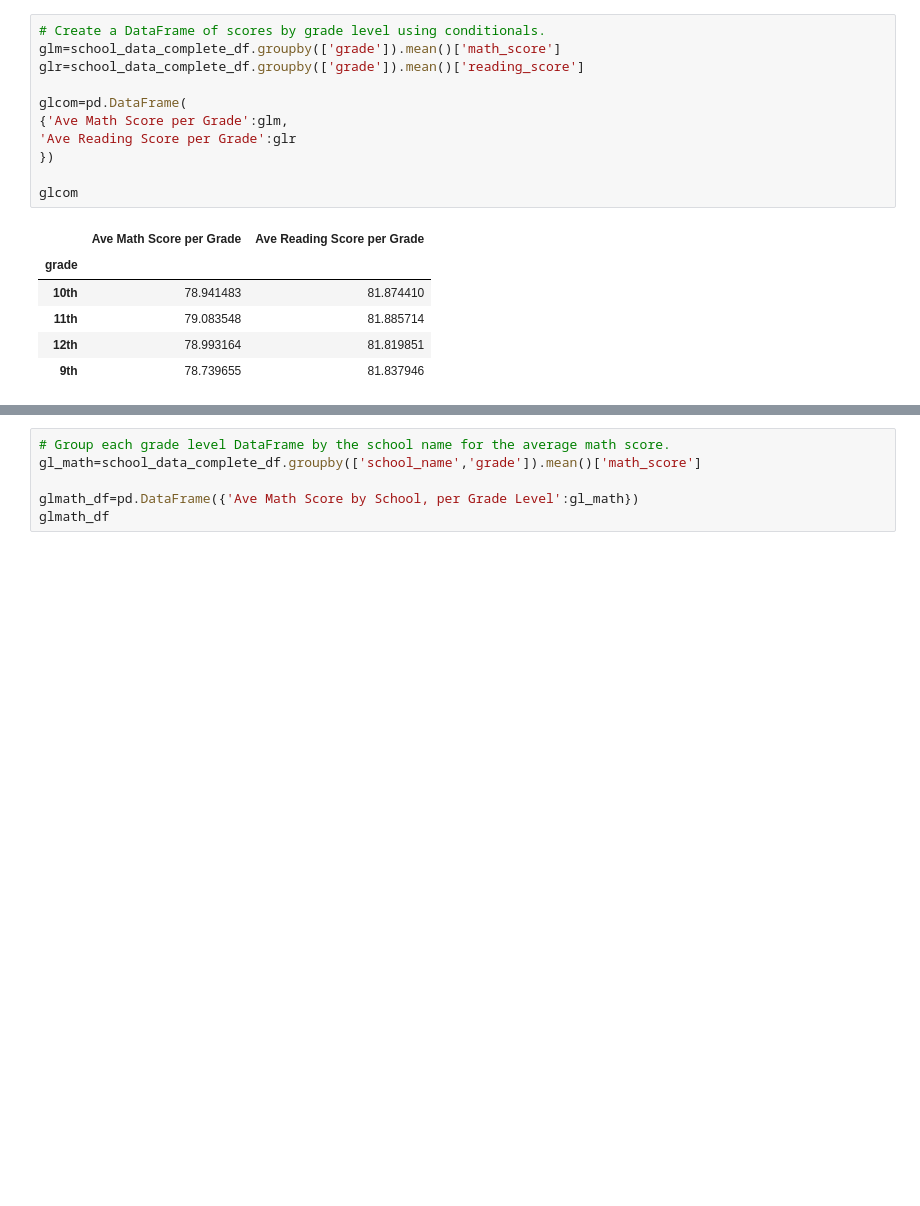
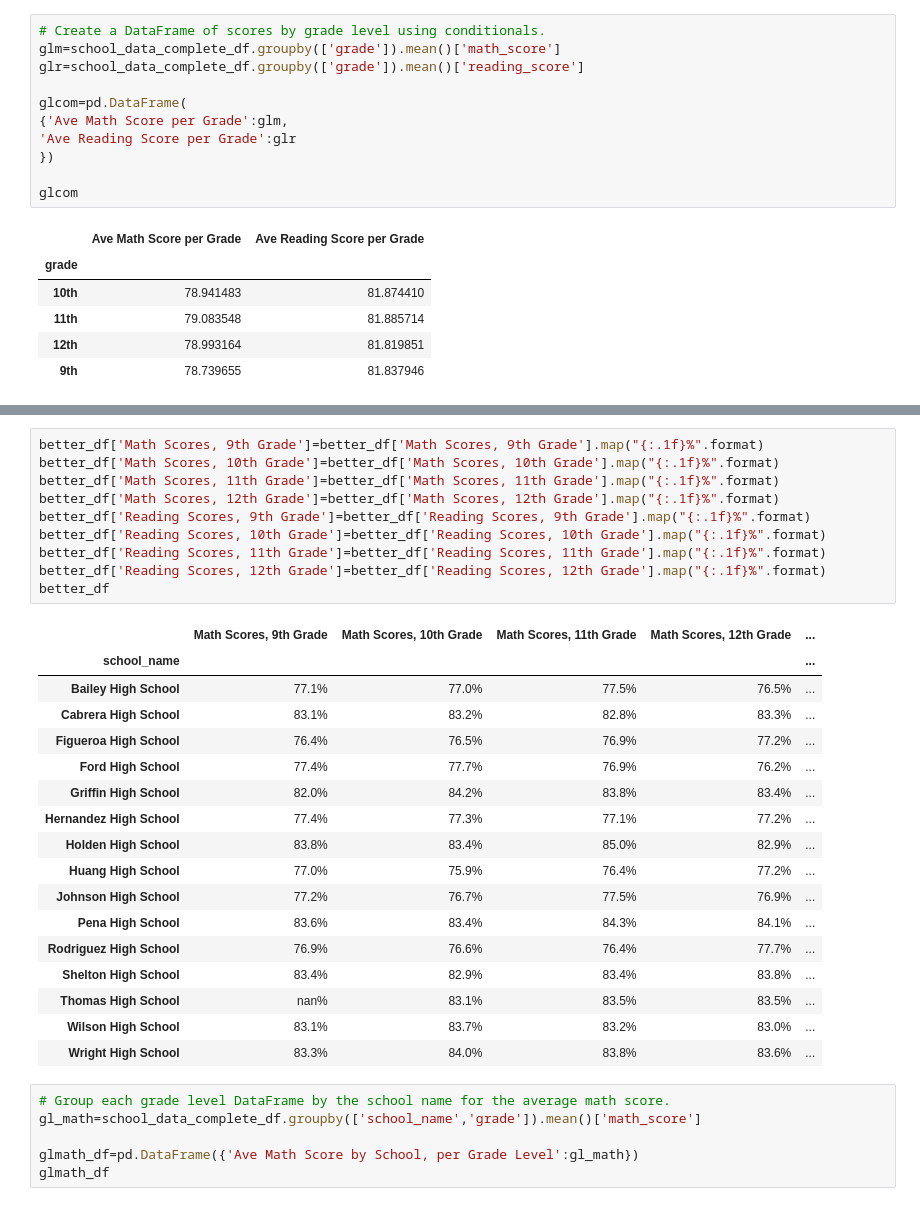
Before and after one commit to timothykeating/School_District_Analysis, a Jupyter notebook: PyCitySchools_Challenge.ipynb, the cells around one changed output, grey strips where cells are left out. Cells and saved outputs as stored; diff of their text form; blank space fills up the shorter version.

```diff
--- a/PyCitySchools_Challenge.ipynb
+++ b/PyCitySchools_Challenge.ipynb
@@ -345,3 +384,31 @@ glcom
+# %%
+better_df['Math Scores, 9th Grade']=better_df['Math Scores, 9th Grade'].map("{:.1f}%".format)
+better_df['Math Scores, 10th Grade']=better_df['Math Scores, 10th Grade'].map("{:.1f}%".format)
+better_df['Math Scores, 11th Grade']=better_df['Math Scores, 11th Grade'].map("{:.1f}%".format)
+better_df['Math Scores, 12th Grade']=better_df['Math Scores, 12th Grade'].map("{:.1f}%".format)
+better_df['Reading Scores, 9th Grade']=better_df['Reading Scores, 9th Grade'].map("{:.1f}%".format)
+better_df['Reading Scores, 10th Grade']=better_df['Reading Scores, 10th Grade'].map("{:.1f}%".format)
+better_df['Reading Scores, 11th Grade']=better_df['Reading Scores, 11th Grade'].map("{:.1f}%".format)
+better_df['Reading Scores, 12th Grade']=better_df['Reading Scores, 12th Grade'].map("{:.1f}%".format)
+better_df
+# %% [output]
+|  | Math Scores, 9th Grade | Math Scores, 10th Grade | Math Scores, 11th Grade | Math Scores, 12th Grade | ... |
+| school_name |  |  |  |  | ... |
+| Bailey High School | 77.1% | 77.0% | 77.5% | 76.5% | ... |
+| Cabrera High School | 83.1% | 83.2% | 82.8% | 83.3% | ... |
+| Figueroa High School | 76.4% | 76.5% | 76.9% | 77.2% | ... |
+| Ford High School | 77.4% | 77.7% | 76.9% | 76.2% | ... |
+| Griffin High School | 82.0% | 84.2% | 83.8% | 83.4% | ... |
+| Hernandez High School | 77.4% | 77.3% | 77.1% | 77.2% | ... |
+| Holden High School | 83.8% | 83.4% | 85.0% | 82.9% | ... |
+| Huang High School | 77.0% | 75.9% | 76.4% | 77.2% | ... |
+| Johnson High School | 77.2% | 76.7% | 77.5% | 76.9% | ... |
+| Pena High School | 83.6% | 83.4% | 84.3% | 84.1% | ... |
+| Rodriguez High School | 76.9% | 76.6% | 76.4% | 77.7% | ... |
+| Shelton High School | 83.4% | 82.9% | 83.4% | 83.8% | ... |
+| Thomas High School | nan% | 83.1% | 83.5% | 83.5% | ... |
+| Wilson High School | 83.1% | 83.7% | 83.2% | 83.0% | ... |
+| Wright High School | 83.3% | 84.0% | 83.8% | 83.6% | ... |
 # %%
 # Group each grade level DataFrame by the school name for the average math score.
 gl_math=school_data_complete_df.groupby(['school_name','grade']).mean()['math_score']
```
Also changed, not shown: parts of 3 cells of this notebook.
